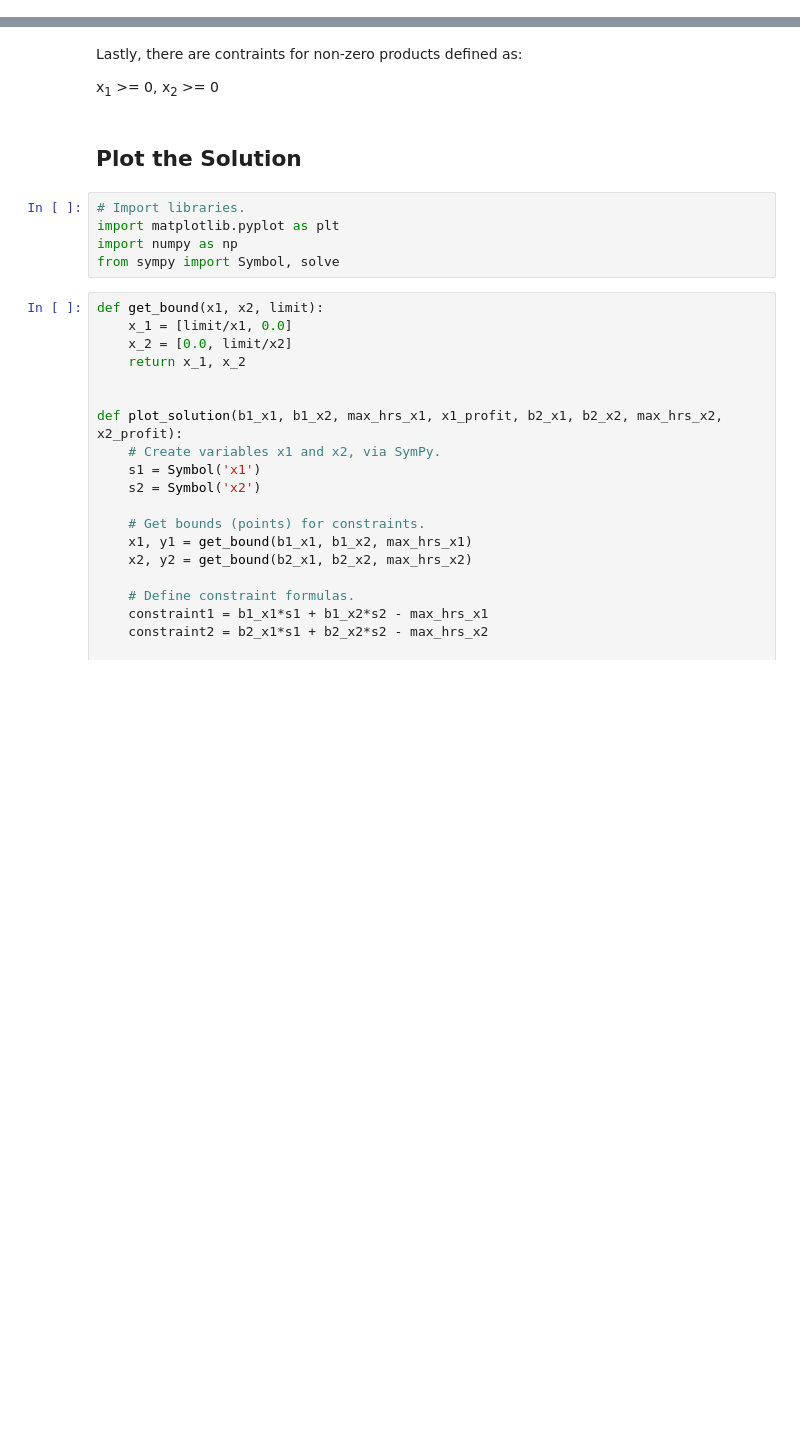
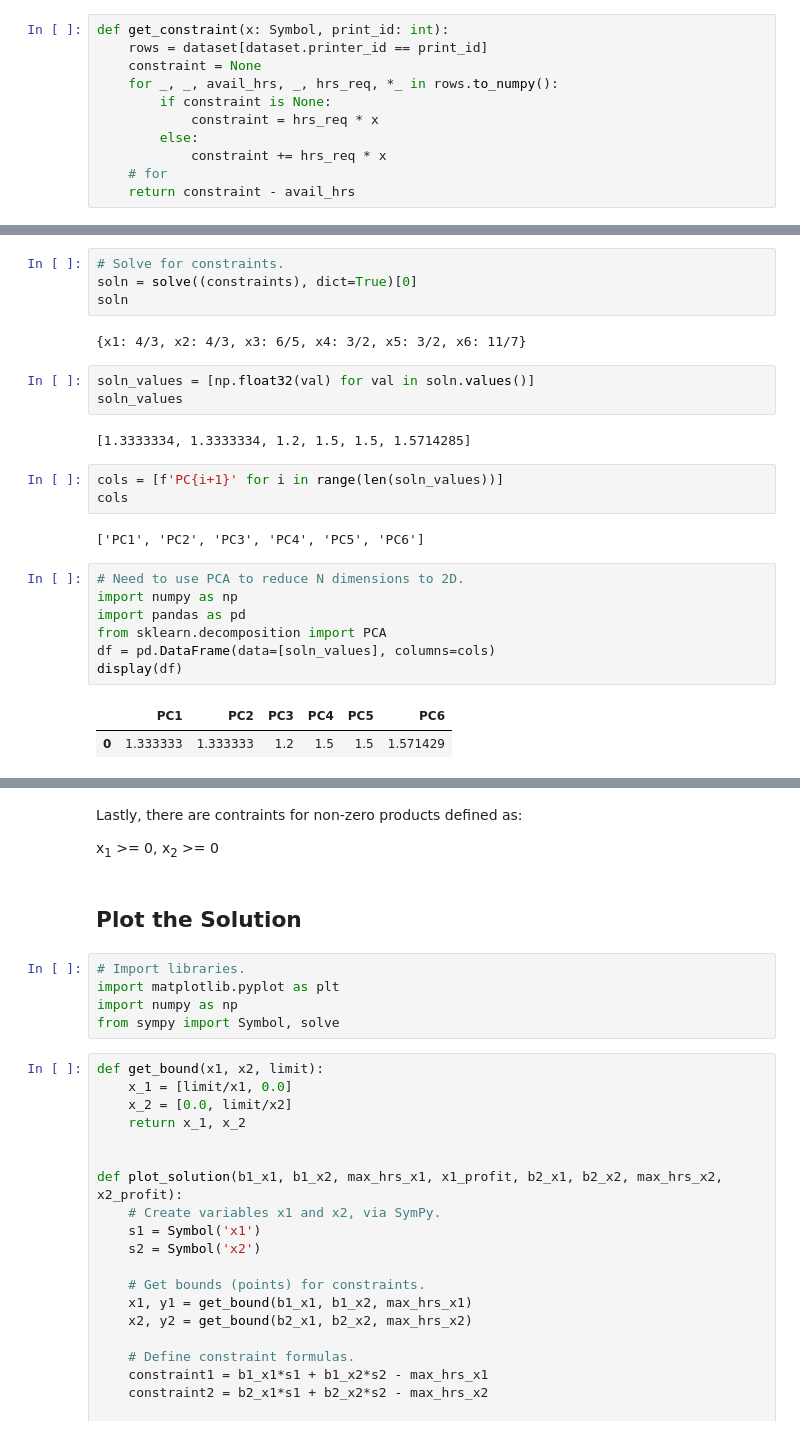
Before and after one commit to jbonfardeci/linear-programming, a Jupyter notebook: Visually-Solving-Linear-Optimization-4D.ipynb, the cells around one changed output, grey strips where cells are left out. Cells and saved outputs as stored; diff of their text form; blank space fills up the shorter version.

```diff
--- a/Visually-Solving-Linear-Optimization-4D.ipynb
+++ b/Visually-Solving-Linear-Optimization-4D.ipynb
@@ -55,3 +107,14 @@ display(printer_product_table)
+# %%
+def get_constraint(x: Symbol, print_id: int):
+    rows = dataset[dataset.printer_id == print_id]
+    constraint = None
+    for _, _, avail_hrs, _, hrs_req, *_ in rows.to_numpy():
+        if constraint is None:
+            constraint = hrs_req * x
+        else:
+            constraint += hrs_req * x
+    # for
+    return constraint - avail_hrs
 # %%
 # Determine the Objective Function and Decision Variables
 # Max Z: p1*x1 + p2*x2 + p3*x3, ... + pNxN
@@ -99,0 +151,26 @@ dict_items([(Product1, 0.0), (Product2, 1.00000000000000)])
+# %%
+# Solve for constraints.
+soln = solve((constraints), dict=True)[0]
+soln
+# %% [output]
+{x1: 4/3, x2: 4/3, x3: 6/5, x4: 3/2, x5: 3/2, x6: 11/7}
+# %%
+soln_values = [np.float32(val) for val in soln.values()]
+soln_values
+# %% [output]
+[1.3333334, 1.3333334, 1.2, 1.5, 1.5, 1.5714285]
+# %%
+cols = [f'PC{i+1}' for i in range(len(soln_values))]
+cols
+# %% [output]
+['PC1', 'PC2', 'PC3', 'PC4', 'PC5', 'PC6']
+# %%
+# Need to use PCA to reduce N dimensions to 2D.
+import numpy as np
+import pandas as pd
+from sklearn.decomposition import PCA
+df = pd.DataFrame(data=[soln_values], columns=cols)
+display(df)
+# %% [output]
+|  | PC1 | PC2 | PC3 | PC4 | PC5 | PC6 |
+| 0 | 1.333333 | 1.333333 | 1.2 | 1.5 | 1.5 | 1.571429 |
```
Also changed, not shown: parts of 14 cells of this notebook, 1 other file.
